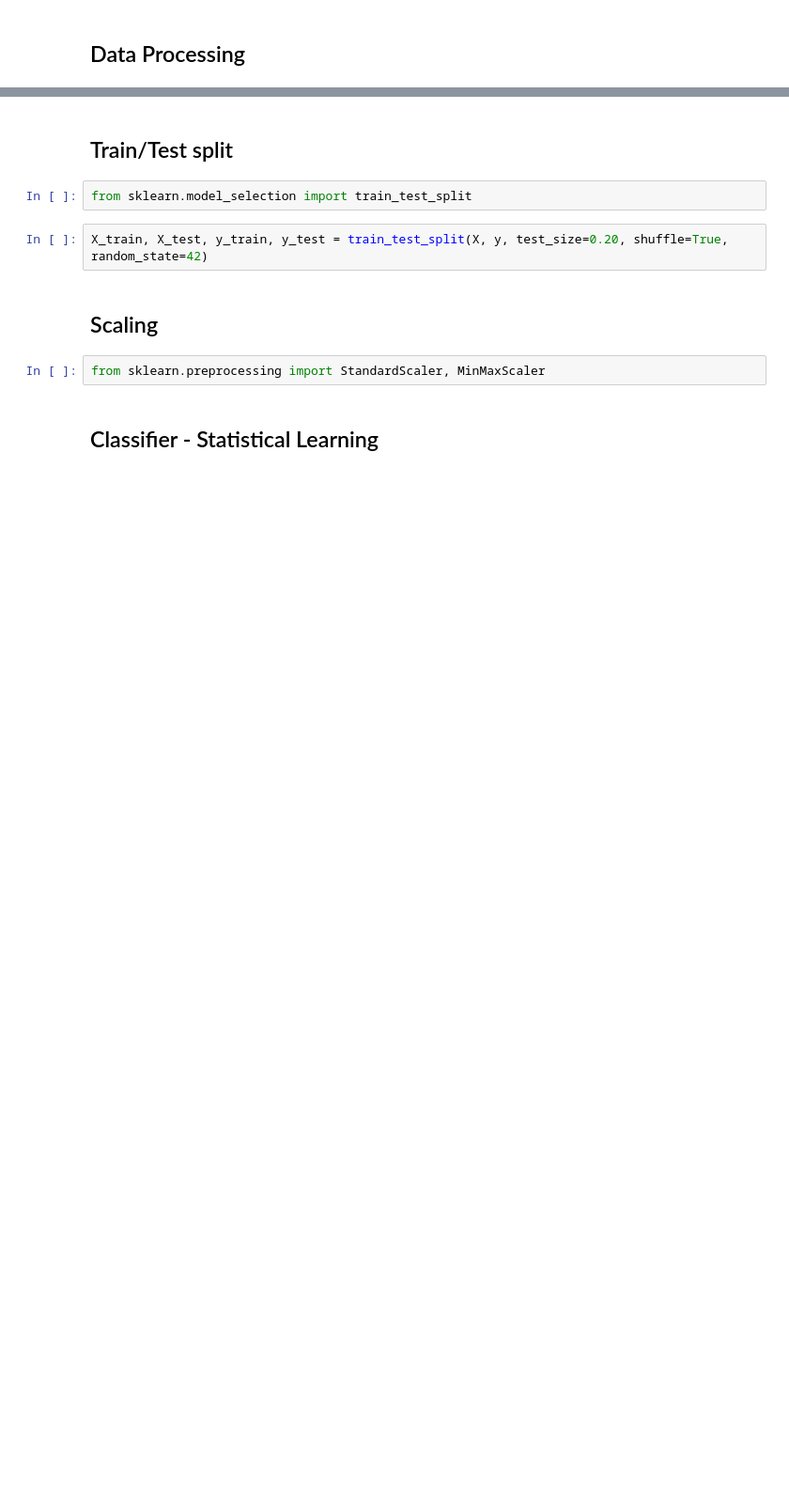
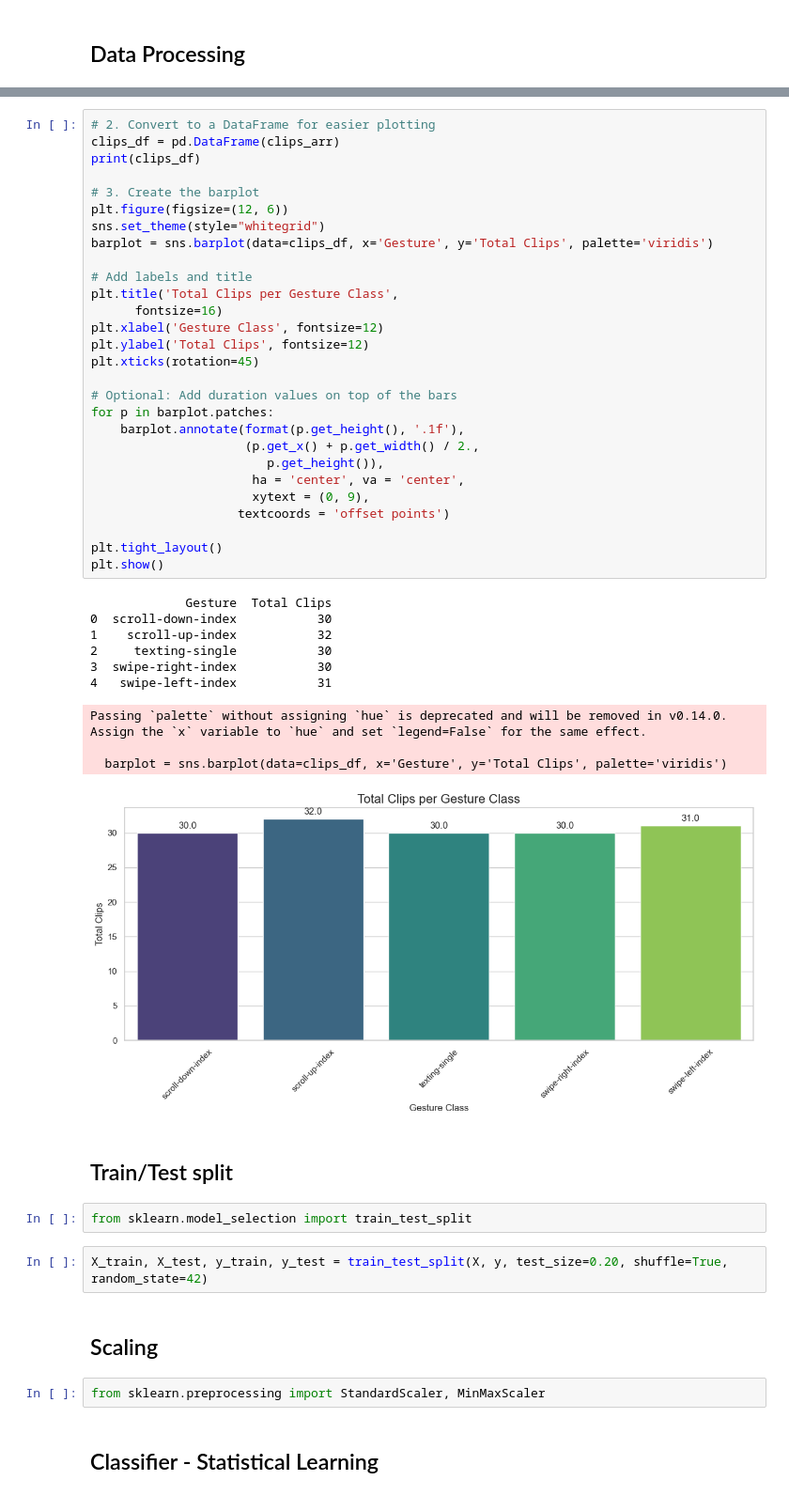
Before and after one commit to nderekk/IoT-Course-AIoT-project, a Jupyter notebook: aiot_project_sample.ipynb, the cells around one changed output, grey strips where cells are left out. Shown at 94% size. Drawn from its saved outputs; the diff is of its cells as text; blank space fills up the shorter version.

```diff
--- a/aiot_project_sample.ipynb
+++ b/aiot_project_sample.ipynb
@@ -171,3 +230,42 @@ Number of filtered instances in the list: 4
+# %%
+# 2. Convert to a DataFrame for easier plotting
+clips_df = pd.DataFrame(clips_arr)
+print(clips_df)
+
+# 3. Create the barplot
+plt.figure(figsize=(12, 6))
+sns.set_theme(style="whitegrid")
+barplot = sns.barplot(data=clips_df, x='Gesture', y='Total Clips', palette='viridis')
+
+# Add labels and title
+plt.title('Total Clips per Gesture Class',
+      fontsize=16)
+plt.xlabel('Gesture Class', fontsize=12)
+plt.ylabel('Total Clips', fontsize=12)
+plt.xticks(rotation=45)
+
+# Optional: Add duration values on top of the bars
+for p in barplot.patches:
+    barplot.annotate(format(p.get_height(), '.1f'),
+                     (p.get_x() + p.get_width() / 2.,
+                        p.get_height()),
+                      ha = 'center', va = 'center',
+                      xytext = (0, 9),
+                    textcoords = 'offset points')
+
+plt.tight_layout()
+plt.show()
+# %% [output]
+             Gesture  Total Clips
+0  scroll-down-index           30
+1    scroll-up-index           32
+2     texting-single           30
+3  swipe-right-index           30
+4   swipe-left-index           31
+Passing `palette` without assigning `hue` is deprecated and will be removed in v0.14.0. Assign the `x` variable to `hue` and set `legend=False` for the same effect.
+
+  barplot = sns.barplot(data=clips_df, x='Gesture', y='Total Clips', palette='viridis')
+[figure, added]
 # %% [markdown]
 ## Train/Test split
 # %%
```
Also changed, not shown: parts of 7 cells of this notebook, 1 other file.
